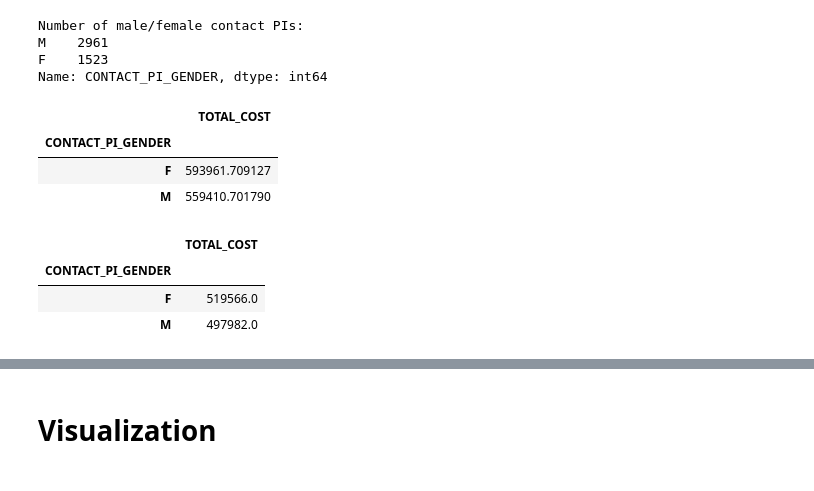
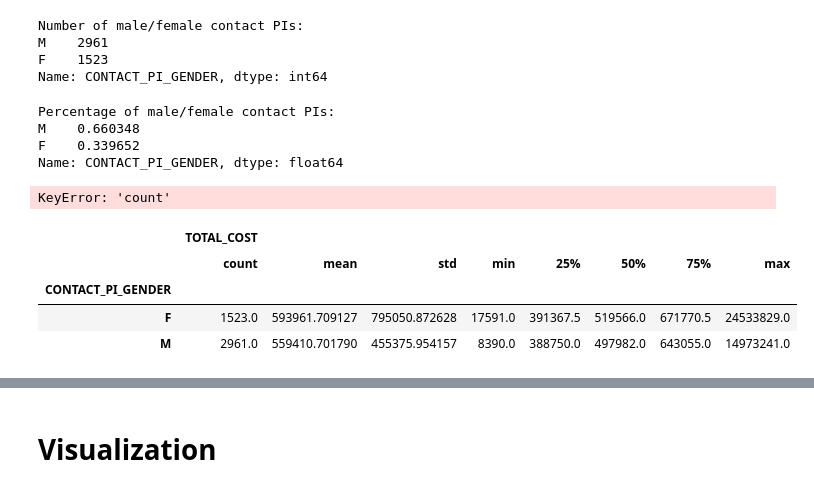
Before and after one commit to scameronp/nih-reporter, a Jupyter notebook: NIH_RePORTER_3_analysis.ipynb, the cells around one changed output, grey strips where cells are left out. Saved outputs shown, nothing was run; the diff lists cells and outputs as text; code cells hidden in the pictures.

```diff
--- a/NIH_RePORTER_exploration.ipynb
+++ b/NIH_RePORTER_3_analysis.ipynb
@@ -17,5 +61,5 @@ import seaborn as sns
 # %%
-dataset = pd.read_csv('cleaned_subset.csv')
+dataset = pd.read_csv('content/cleaned_subset.csv')
 dataset.head()
 # %% [output]
 |  | APPLICATION_ID | CONTACT_PI_NAME | CONTACT_PI_GENDER | NB_PI_NAMES | ORG_COUNTRY | ORG_STATE | ORG_NAME | ... |
@@ -45,17 +89,31 @@ Number of male/female contact PIs:
 M    2961
 F    1523
 Name: CONTACT_PI_GENDER, dtype: int64
+# %%
+print("Percentage of male/female contact PIs: ")
+print(dataset.CONTACT_PI_GENDER.value_counts(normalize=True))
+# %% [output]
+Percentage of male/female contact PIs:
+M    0.660348
+F    0.339652
+Name: CONTACT_PI_GENDER, dtype: float64
+# %%
+# Did contact PIs all applied for 1 R01 funding in 2020, or did some applied for more than 1 project? ONLY 1 PROJECT PER CONTACT PI
+
+#df_agg = dataset.groupby('APPLICATION_ID').size().reset_index(name='count')
+#df_agg.where(df_agg['count'] > 1).dropna()
+
+df_agg = dataset.groupby(by='APPLICATION_ID', dropna=True).agg('count')
+df_agg.where(df_agg['count'] > 1)
+# %% [output]
+KeyError: 'count'
 # %%
-dataset[["CONTACT_PI_GENDER", "TOTAL_COST"]].groupby("CONTACT_PI_GENDER").mean()
+dataset[["CONTACT_PI_GENDER", "TOTAL_COST"]].groupby("CONTACT_PI_GENDER").describe()
+# 50% = median
+# count = nb of non-NaN values
 # %% [output]
-|  | TOTAL_COST |
-| CONTACT_PI_GENDER |  |
-| F | 593961.709127 |
-| M | 559410.701790 |
+|  | TOTAL_COST |  |  |  |  |  |  |  |
+|  | count | mean | std | min | 25% | 50% | 75% | max |
+| CONTACT_PI_GENDER |  |  |  |  |  |  |  |  |
+| F | 1523.0 | 593961.709127 | 795050.872628 | 17591.0 | 391367.5 | 519566.0 | 671770.5 | 24533829.0 |
+| M | 2961.0 | 559410.701790 | 455375.954157 | 8390.0 | 388750.0 | 497982.0 | 643055.0 | 14973241.0 |
-# %%
-dataset[["CONTACT_PI_GENDER", "TOTAL_COST"]].groupby("CONTACT_PI_GENDER").median()
-# %% [output]
-|  | TOTAL_COST |
-| CONTACT_PI_GENDER |  |
-| F | 519566.0 |
-| M | 497982.0 |
```
Also changed, not shown: parts of 7 cells of this notebook, 4 other files.
